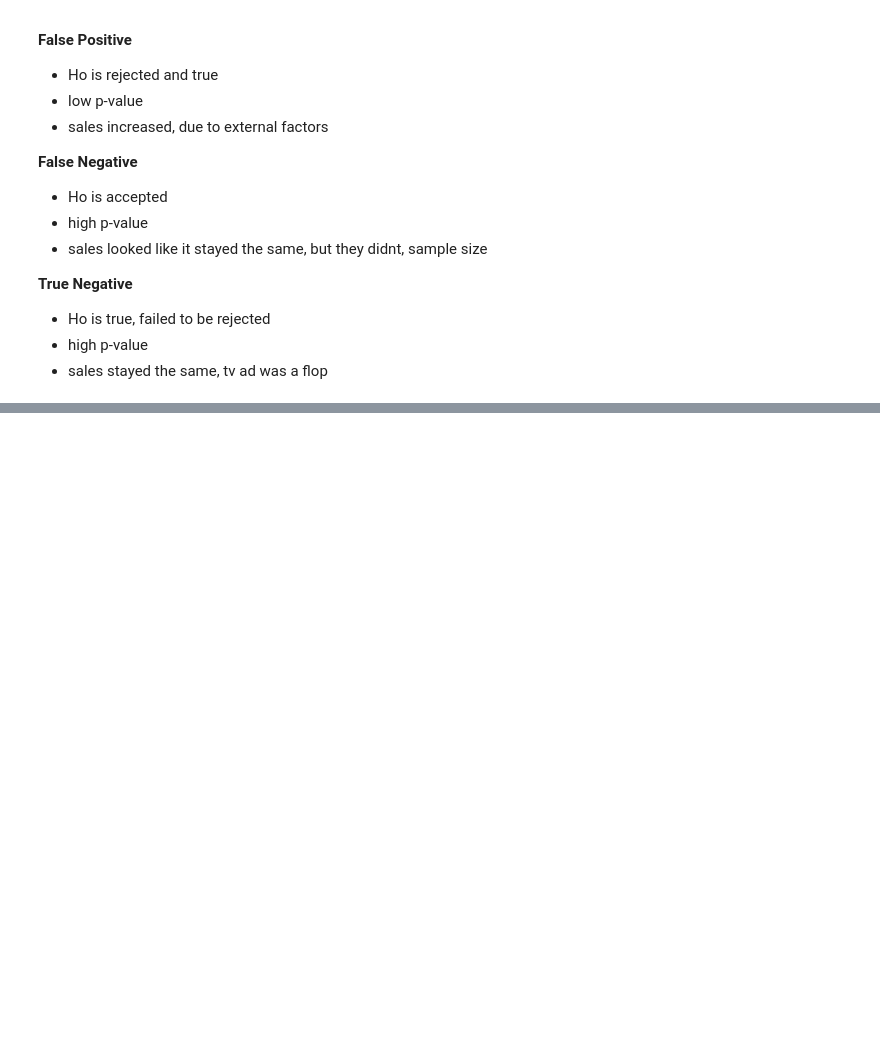
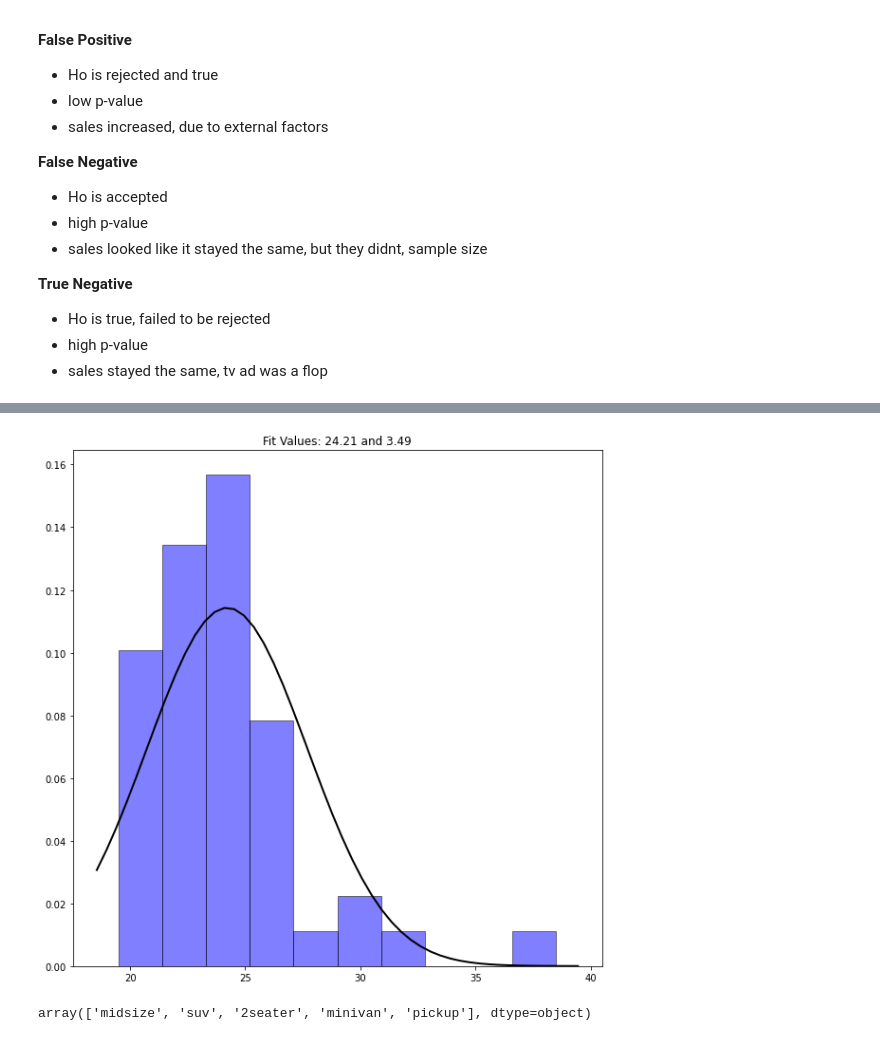
Before and after one commit to mijailmariano/statistics-exercises, a Jupyter notebook: hypothesis_testing.ipynb, the cells around one changed output, grey strips where cells are left out. Cells and saved outputs as stored; diff of their text form; code cells hidden in the pictures; blank space fills up the shorter version.

```diff
--- a/hypothesis_testing.ipynb
+++ b/hypothesis_testing.ipynb
@@ -89,0 +352,6 @@ low p-value
+# %%
+# for comparison to population mean -- creating a series with just compact car total avg mpg
+compact_sample = mpg_db[mpg_db['class'] == "compact"].total_avg_mpg
+compact_sample
+# compact_mean = round(compact_sample['total_avg_mpg'].mean(), 2)
+#  24.21 total mpg mean
@@ -89,0 +376,21 @@ low p-value
+# %%
+from scipy.stats import norm
+import seaborn as sns
+plt.figure(figsize= (10, 10))
+
+mu, std = norm.fit(compact_sample)
+
+# plotting compact sample values
+plt.hist(compact_sample, edgecolor= "black", color='blue', density=True, alpha=0.5)
+
+xmin, xmax = plt.xlim()
+x = np.linspace(xmin, xmax)
+p = norm.pdf(x, mu, std)
+
+plt.plot(x, p, 'k', linewidth=2)
+title = "Fit Values: {:.2f} and {:.2f}".format(mu, std)
+plt.title(title)
+
+plt.show()
+# %% [output]
+[figure, added]
@@ -89,0 +405,6 @@ low p-value
+# %%
+# calculating the mean, and standard deviation for cars other than compact
+average_sample = mpg_db[(mpg_db['class'] != "compact") & (mpg_db['class'] != "subcompact")]
+average_sample['class'].unique()
+# %% [output]
+array(['midsize', 'suv', '2seater', 'minivan', 'pickup'], dtype=object)
```
Also changed, not shown: parts of 34 cells of this notebook.
